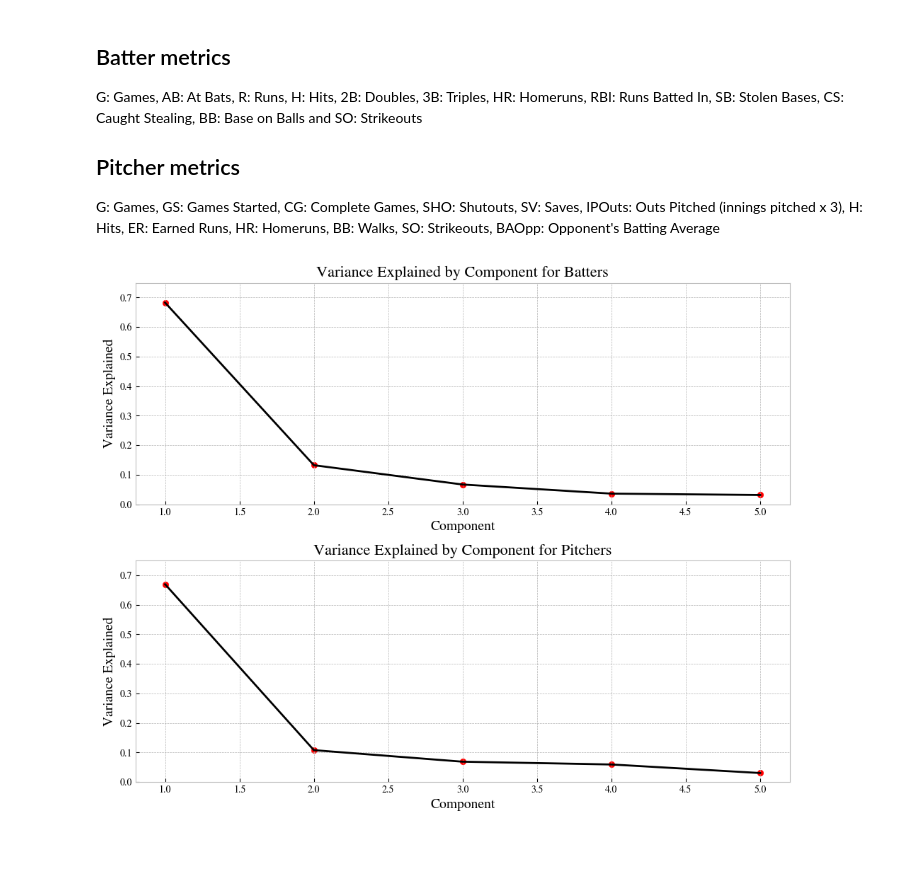
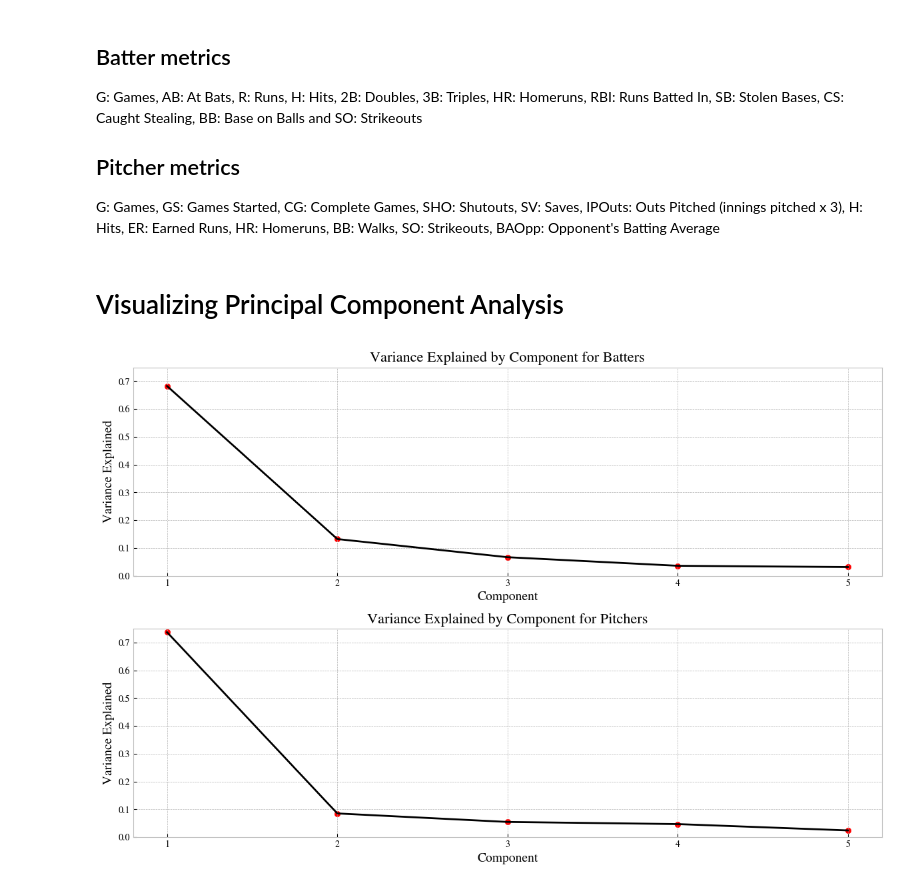
Before and after one commit to ghelms/MoneyBall-2.0, a Jupyter notebook: RQ2.ipynb, the cells around one changed output. Cells and saved outputs as stored; diff of their text form; code cells hidden in the pictures; blank space fills up the shorter version.

Commit message:
Updated RQ2 notebook with principal components

```diff
--- a/RQ2.ipynb
+++ b/RQ2.ipynb
@@ -44,10 +45,15 @@ batters = batters.fillna(np.nan)
 pitchers = pitchers.fillna(np.nan)
 # %%
 X_bat = batters[["games_BAT", "at_bats_BAT", "runs_BAT", "doubles_BAT", "triples_BAT", "home_runs_BAT",
-    "runs_batted_in_BAT", "stolen_bases_BAT", "caught_stealing_BAT", "strikeouts_BAT"]].values
+    "runs_batted_in_BAT", "stolen_bases_BAT", "caught_stealing_BAT", "strikeouts_BAT"]]
+
 X_pit = pitchers[["games_PIT", "games_started_PIT", "complete_games_PIT", "shutouts_PIT", "saves_PIT", "outs_pitched_PIT",
     "outs_pitched_PIT", "hits_allowed_PIT", "earned_runs_PIT", "home_runs_allowed_PIT", "walks_PIT",
-    "strikeouts_PIT", "opponent_batting_average_PIT"]].values
+    "strikeouts_PIT", "opponent_batting_average_PIT"]]
+
+# Imputing missing values
+X_bat_imputed = imputer.fit_transform(X_bat)
+X_pit_imputed = imputer.fit_transform(X_pit)
 # %%
 def perform_pca(X):
 
@@ -65,3 +81,5 @@ output_pit, variance_pit = perform_pca(X_pit)
+# %% [markdown]
+# Visualizing Principal Component Analysis
 # %%
 def elbow_plot(var, type, ax):
 
@@ -73,18 +91,19 @@ def elbow_plot(var, type, ax):
     ax.set_facecolor("white")
     ax.set_xlabel('Component', fontsize=14)
     ax.set_ylabel("Variance Explained", fontsize=14)
+    ax.set_xticks(components)
     if type=="batter":
         ax.set_title('Variance Explained by Component for Batters', fontsize=16)
     else:
         ax.set_title('Variance Explained by Component for Pitchers', fontsize=16)
 # %%
 plt.style.use('bmh')
-fig, ax = plt.subplots(2, 1, figsize=(10,10))
+fig, ax = plt.subplots(2, 1, figsize=(12,8))
 ax1, ax2 = ax
 
 elbow_plot(variance_bat, type="batter", ax=ax1)
 elbow_plot(variance_pit, type="pitcher", ax=ax2)
 
 plt.tight_layout()
 # %% [output]
-[figure, old version]
+[figure, new version]
```
Also changed, not shown: parts of 19 cells of this notebook.
